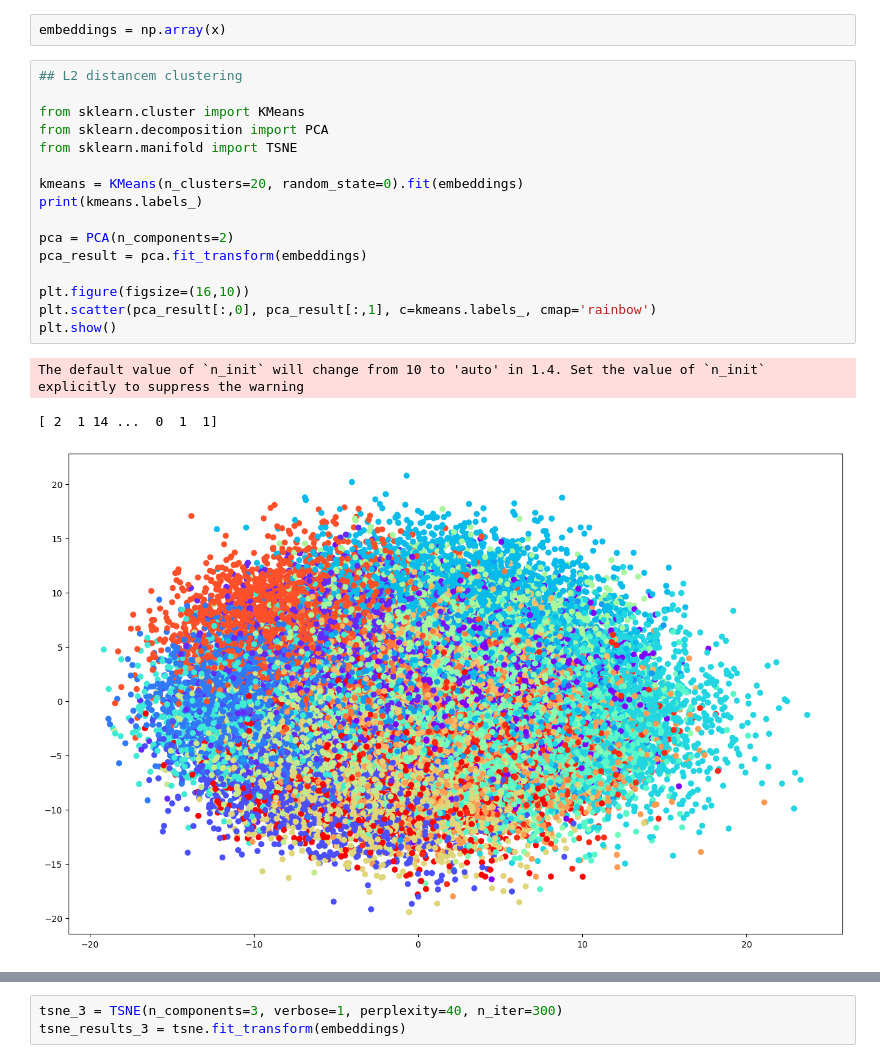
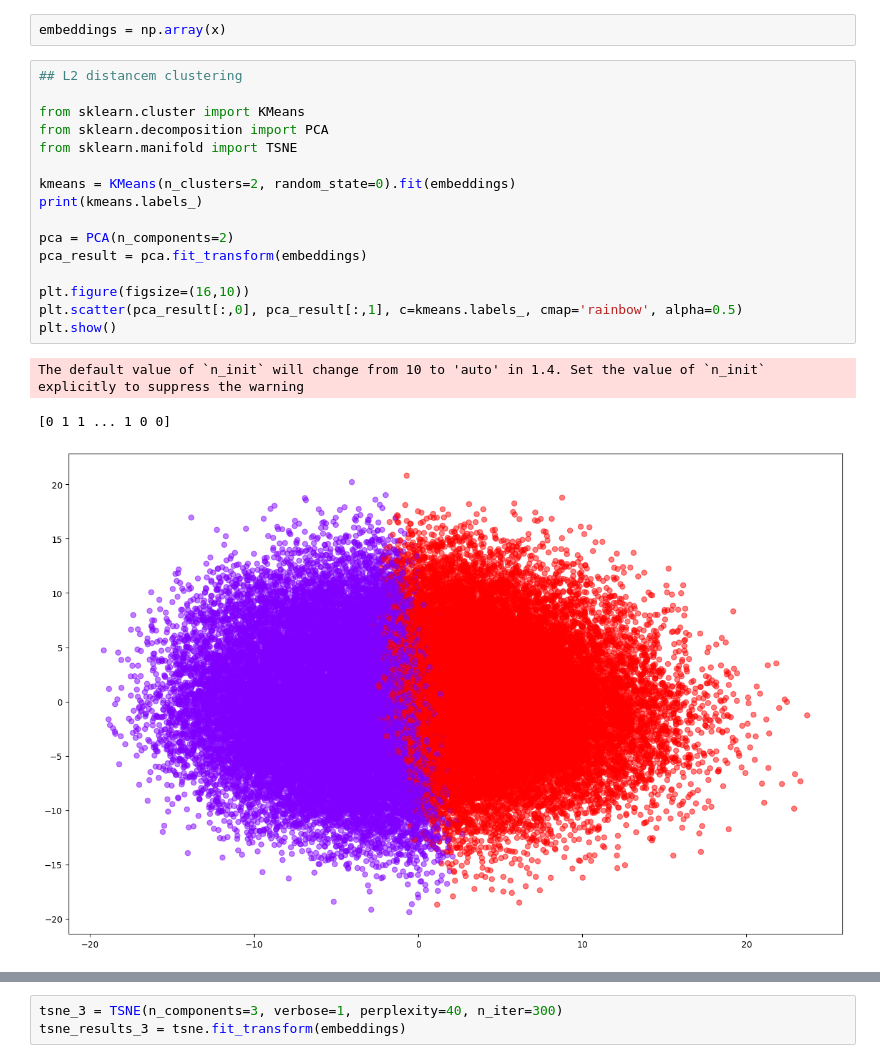
Before and after one commit to master-mbzuai/AI701, a Jupyter notebook: code/exploration/zero.ipynb, the cells around one changed output, grey strips where cells are left out. Saved outputs shown, nothing was run; the diff lists cells and outputs as text.

```diff
--- a/code/exploration/zero.ipynb
+++ b/code/exploration/zero.ipynb
@@ -35,23 +35,23 @@ embeddings = np.array(x)
 # %%
 ## L2 distancem clustering
 
 from sklearn.cluster import KMeans
 from sklearn.decomposition import PCA
 from sklearn.manifold import TSNE
 
-kmeans = KMeans(n_clusters=20, random_state=0).fit(embeddings)
+kmeans = KMeans(n_clusters=2, random_state=0).fit(embeddings)
 print(kmeans.labels_)
 
 pca = PCA(n_components=2)
 pca_result = pca.fit_transform(embeddings)
 
 plt.figure(figsize=(16,10))
-plt.scatter(pca_result[:,0], pca_result[:,1], c=kmeans.labels_, cmap='rainbow')
+plt.scatter(pca_result[:,0], pca_result[:,1], c=kmeans.labels_, cmap='rainbow', alpha=0.5)
 plt.show()
 # %% [output]
 The default value of `n_init` will change from 10 to 'auto' in 1.4. Set the value of `n_init` explicitly to suppress the warning
-[ 2  1 14 ...  0  1  1]
+[0 1 1 ... 1 0 0]
-[figure, old version]
+[figure, new version]
 # %%
 tsne = TSNE(n_components=2, verbose=1, perplexity=40, n_iter=300)
 tsne_results = tsne.fit_transform(embeddings)
```
Also changed, not shown: parts of 2 cells of this notebook.
